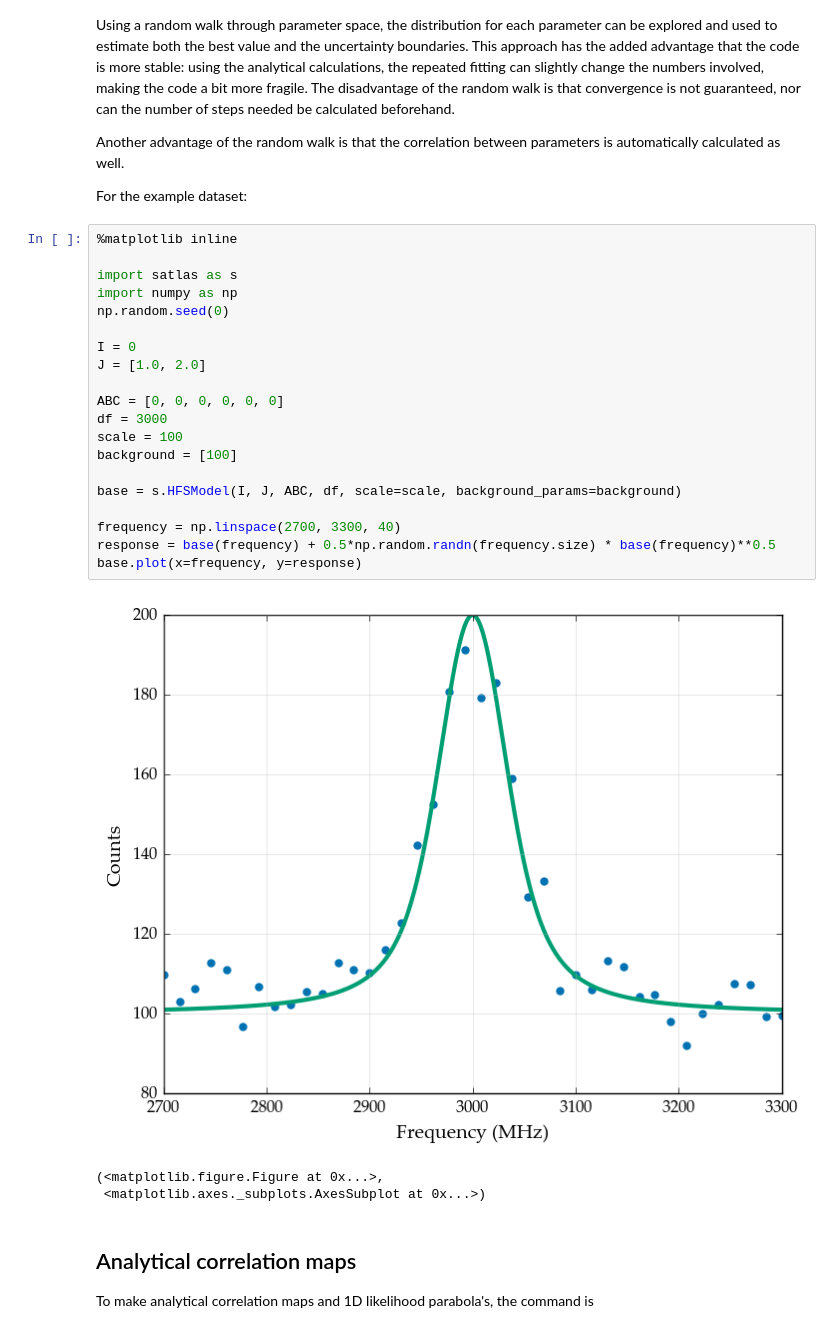
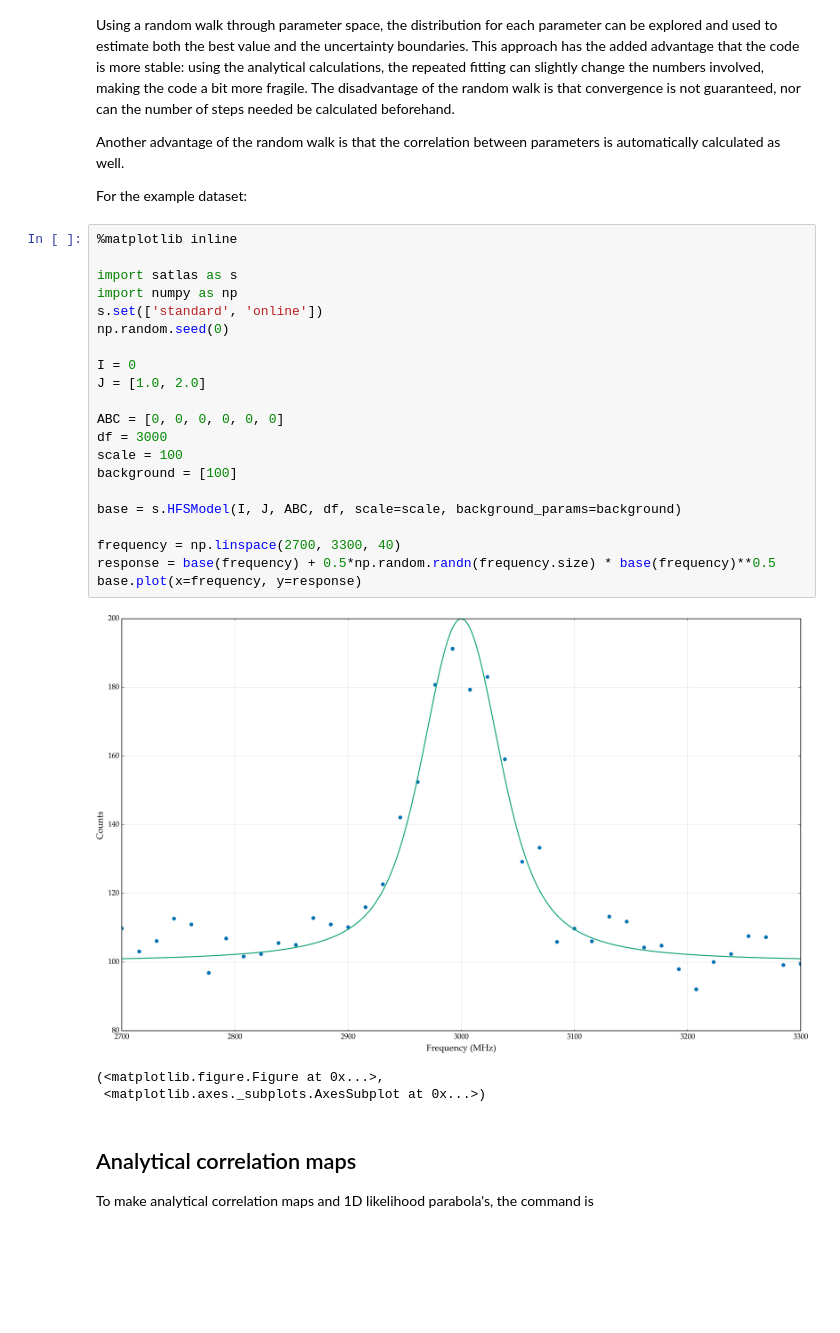
Before and after one commit to woutergins/satlas, a Jupyter notebook: doc/source/tutorials/randomwalk.ipynb, the cells around one changed output. Drawn from its saved outputs; the diff is of its cells as text; blank space fills up the shorter version.

```diff
--- a/doc/source/tutorials/randomwalk.ipynb
+++ b/doc/source/tutorials/randomwalk.ipynb
@@ -13,25 +13,26 @@ For the example dataset:
 # %%
 %matplotlib inline
 
 import satlas as s
 import numpy as np
+s.set(['standard', 'online'])
 np.random.seed(0)
 
 I = 0
 J = [1.0, 2.0]
 
 ABC = [0, 0, 0, 0, 0, 0]
 df = 3000
 scale = 100
 background = [100]
 
 base = s.HFSModel(I, J, ABC, df, scale=scale, background_params=background)
 
 frequency = np.linspace(2700, 3300, 40)
 response = base(frequency) + 0.5*np.random.randn(frequency.size) * base(frequency)**0.5
 base.plot(x=frequency, y=response)
 # %% [output]
-[figure, old version]
+[figure, new version]
 (<matplotlib.figure.Figure at 0x...>,
  <matplotlib.axes._subplots.AxesSubplot at 0x...>)
 # %% [markdown]
```
Also changed, not shown: parts of 3 cells of this notebook, 51 other files.
